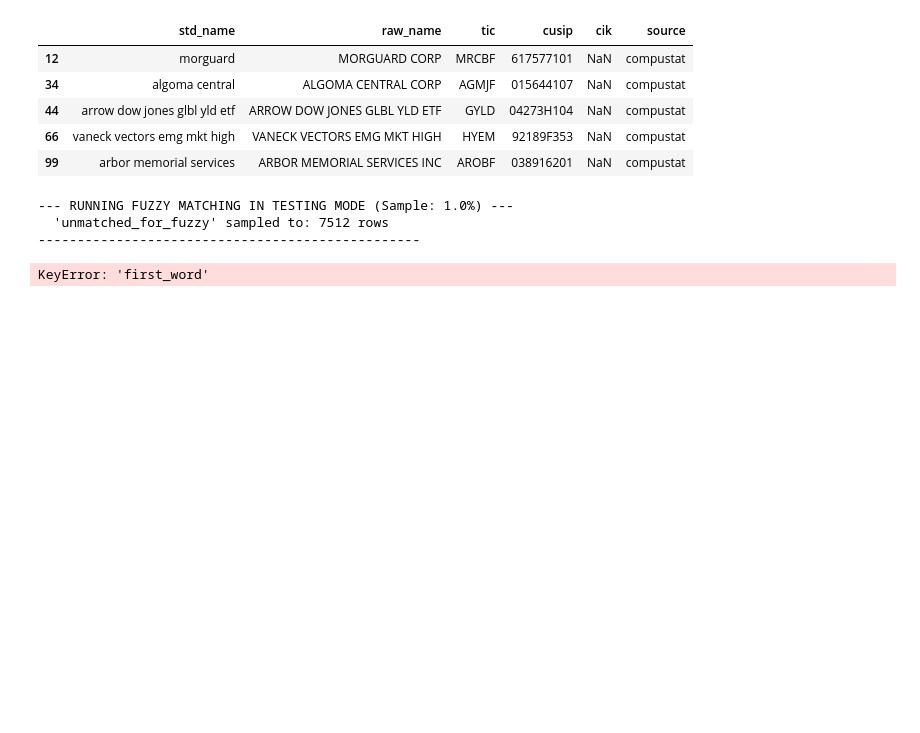
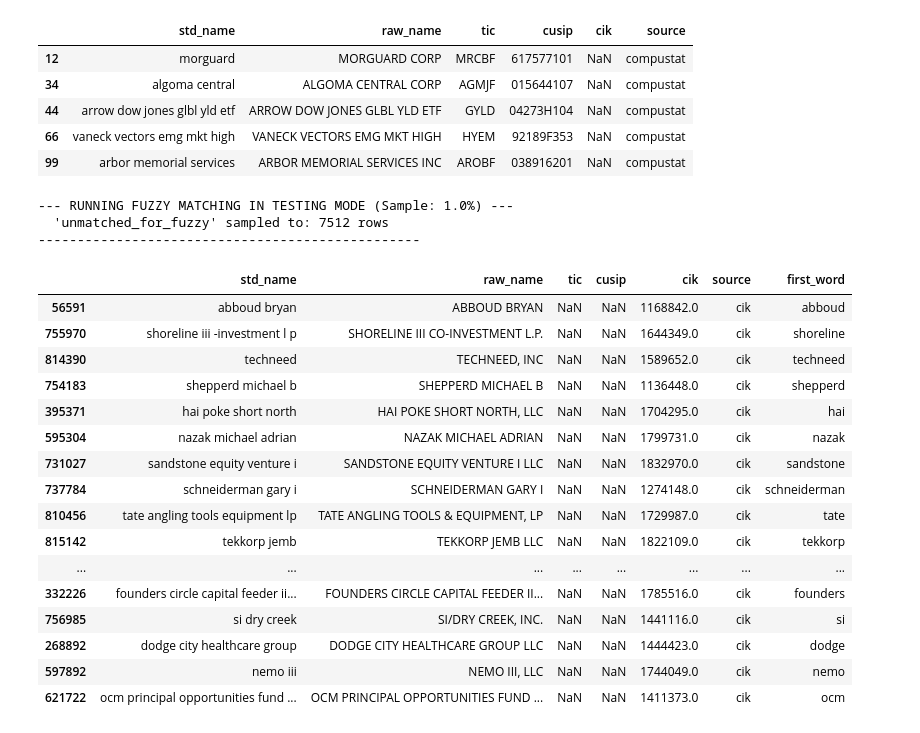
Before and after one commit to judgelord/corporations-data, a Jupyter notebook: python/create_entity_crosswalk_notebook.ipynb, the cells around one changed output. Saved outputs shown, nothing was run; the diff lists cells and outputs as text; code cells hidden in the pictures; blank space fills up the shorter version.

```diff
--- a/python/create_entity_crosswalk_notebook.ipynb
+++ b/python/create_entity_crosswalk_notebook.ipynb
@@ -765,11 +765,31 @@ else:
 -------------------------------------------------
 # %%
 """
-First block the names by the first words so that fuzzy matching can reduce the amount of comparisons for performance
+First block the names by the first words of the std_name so that fuzzy matching can reduce the amount of comparisons for performance
 Then match using fuzzy matching and create a list of a list with high scoring matches
 Finally merge into the orginal crosswalk that was matched based on CIK id and std_names
 """
-unmatched_for_fuzzy['fi'] = unmatched_for_fuzzy
+unmatched_for_fuzzy['first_word'] = unmatched_for_fuzzy['std_name'].str.split().str[0]
+unmatched_for_fuzzy.head(20)
+unmatched_for_fuzzy.reset_index
+# %% [output]
+|  | std_name | raw_name | tic | cusip | cik | source | first_word |
+| 56591 | abboud bryan | ABBOUD BRYAN | NaN | NaN | 1168842.0 | cik | abboud |
+| 755970 | shoreline iii -investment l p | SHORELINE III CO-INVESTMENT L.P. | NaN | NaN | 1644349.0 | cik | shoreline |
+| 814390 | techneed | TECHNEED, INC | NaN | NaN | 1589652.0 | cik | techneed |
+| 754183 | shepperd michael b | SHEPPERD MICHAEL B | NaN | NaN | 1136448.0 | cik | shepperd |
+| 395371 | hai poke short north | HAI POKE SHORT NORTH, LLC | NaN | NaN | 1704295.0 | cik | hai |
+| 595304 | nazak michael adrian | NAZAK MICHAEL ADRIAN | NaN | NaN | 1799731.0 | cik | nazak |
+| 731027 | sandstone equity venture i | SANDSTONE EQUITY VENTURE I LLC | NaN | NaN | 1832970.0 | cik | sandstone |
+| 737784 | schneiderman gary i | SCHNEIDERMAN GARY I | NaN | NaN | 1274148.0 | cik | schneiderman |
+| 810456 | tate angling tools equipment lp | TATE ANGLING TOOLS & EQUIPMENT, LP | NaN | NaN | 1729987.0 | cik | tate |
+| 815142 | tekkorp jemb | TEKKORP JEMB LLC | NaN | NaN | 1822109.0 | cik | tekkorp |
+| ... | ... | ... | ... | ... | ... | ... | ... |
+| 332226 | founders circle capital feeder ii... | FOUNDERS CIRCLE CAPITAL FEEDER II... | NaN | NaN | 1785516.0 | cik | founders |
+| 756985 | si dry creek | SI/DRY CREEK, INC. | NaN | NaN | 1441116.0 | cik | si |
+| 268892 | dodge city healthcare group | DODGE CITY HEALTHCARE GROUP LLC | NaN | NaN | 1444423.0 | cik | dodge |
+| 597892 | nemo iii | NEMO III, LLC | NaN | NaN | 1744049.0 | cik | nemo |
+| 621722 | ocm principal opportunities fund ... | OCM PRINCIPAL OPPORTUNITIES FUND ... | NaN | NaN | 1411373.0 | cik | ocm |
 # %%
 from rapidfuzz import process, fuzz
 
@@ -795,4 +816,3 @@ def fuzzy_matching_df(df_names, threshhold = 90):
 # %%
-fuzzy_matching_df(unmatched_for_fuzzy)
+new_list = fuzzy_matching_df(unmatched_for_fuzzy)
+new_list
-# %% [output]
-KeyError: 'first_word'
```
Also changed, not shown: parts of 1 cell of this notebook.
